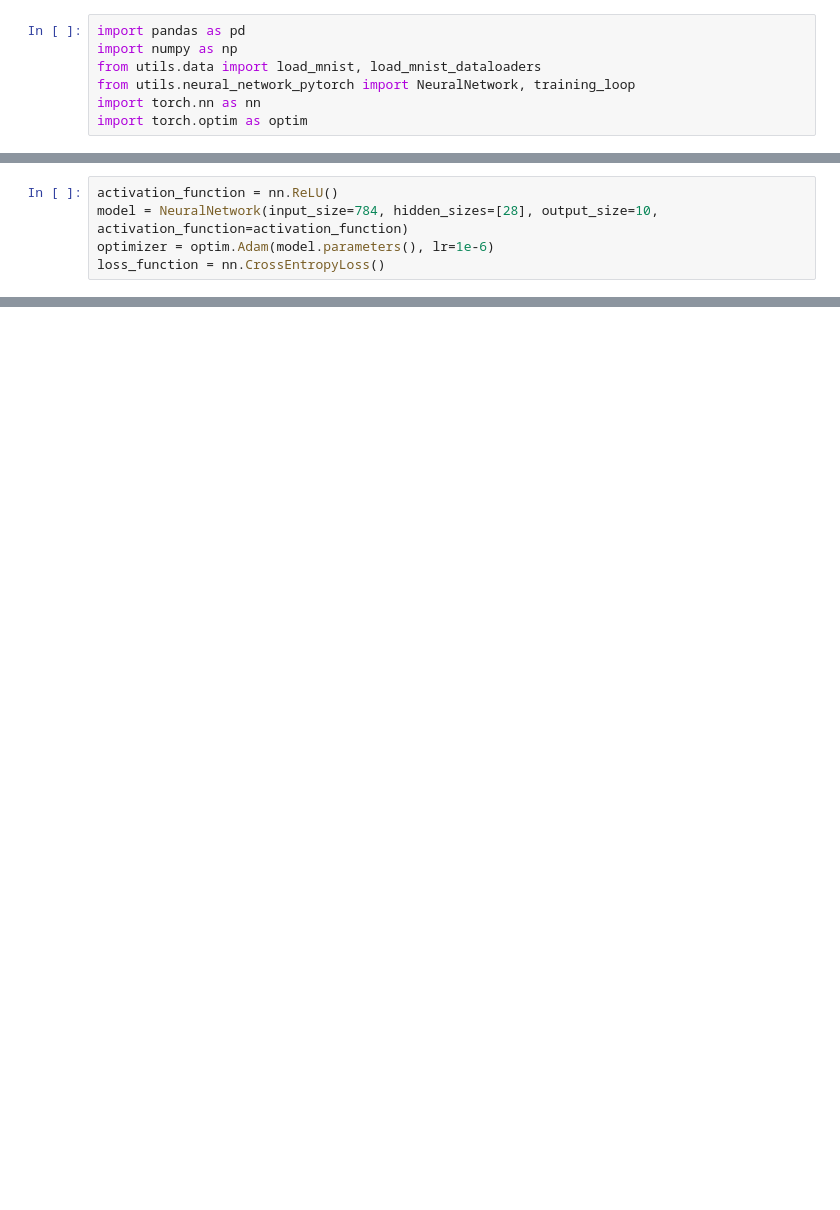
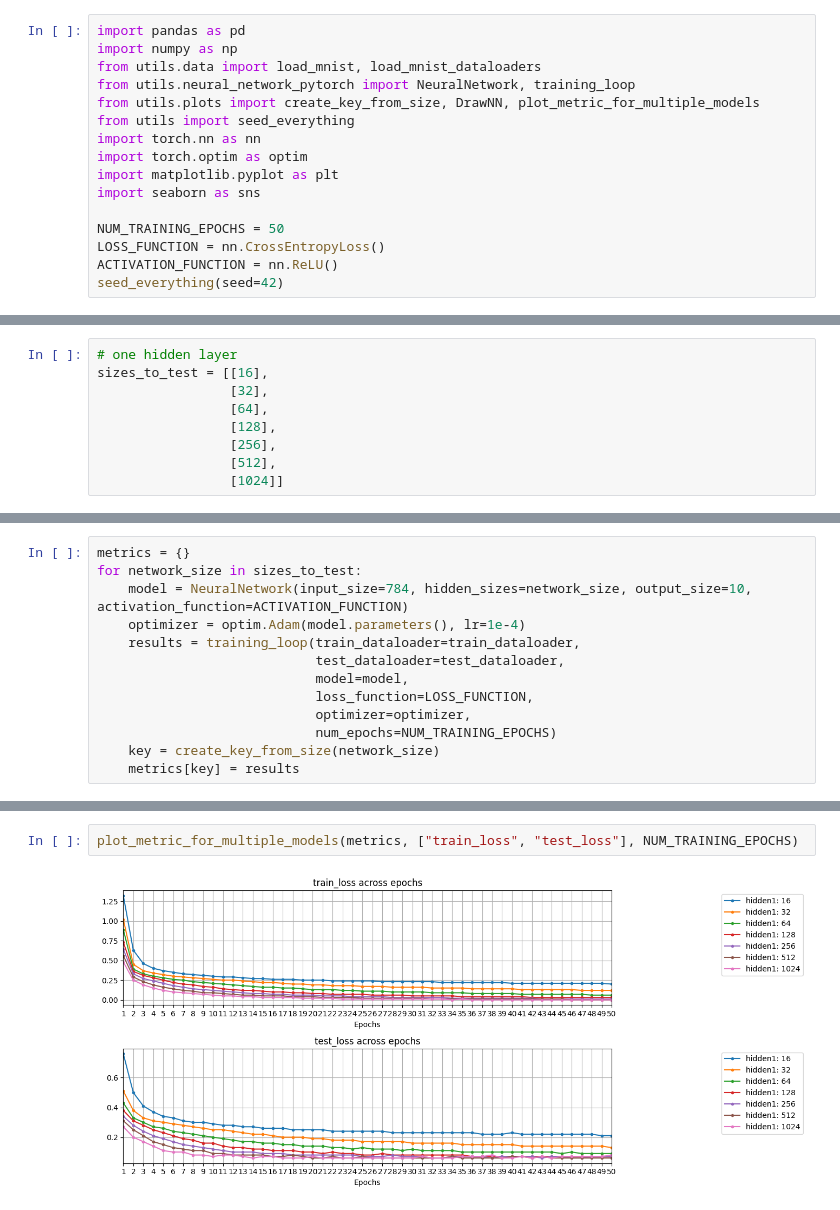
Before and after one commit to dkoterwa/tidy_nn_notebooks, a Jupyter notebook: 1_influence_of_nn_size.ipynb, the cells around one changed output, grey strips where cells are left out. Saved outputs shown, nothing was run; the diff lists cells and outputs as text; blank space fills up the shorter version.

Commit message:
Train initial models in the first notebook

```diff
--- a/1_influence_of_nn_size.ipynb
+++ b/1_influence_of_nn_size.ipynb
@@ -3,5 +53,14 @@ import pandas as pd
 import numpy as np
 from utils.data import load_mnist, load_mnist_dataloaders
 from utils.neural_network_pytorch import NeuralNetwork, training_loop
+from utils.plots import create_key_from_size, DrawNN, plot_metric_for_multiple_models
+from utils import seed_everything
 import torch.nn as nn
 import torch.optim as optim
+import matplotlib.pyplot as plt
+import seaborn as sns
+
+NUM_TRAINING_EPOCHS = 50
+LOSS_FUNCTION = nn.CrossEntropyLoss()
+ACTIVATION_FUNCTION = nn.ReLU()
+seed_everything(seed=42)
@@ -42,0 +83,9 @@ Extracting ./data/mnist/MNIST/raw/t10k-labels-idx1-ubyte.gz to ./data/mnist/MNIS
+# %%
+# one hidden layer
+sizes_to_test = [[16],
+                 [32],
+                 [64],
+                 [128],
+                 [256],
+                 [512],
+                 [1024]]
@@ -43,5 +94,13 @@ Extracting ./data/mnist/MNIST/raw/t10k-labels-idx1-ubyte.gz to ./data/mnist/MNIS
 # %%
-activation_function = nn.ReLU()
-model = NeuralNetwork(input_size=784, hidden_sizes=[28], output_size=10, activation_function=activation_function)
-optimizer = optim.Adam(model.parameters(), lr=1e-6)
-loss_function = nn.CrossEntropyLoss()
+metrics = {}
+for network_size in sizes_to_test:
+    model = NeuralNetwork(input_size=784, hidden_sizes=network_size, output_size=10, activation_function=ACTIVATION_FUNCTION)
+    optimizer = optim.Adam(model.parameters(), lr=1e-4)
+    results = training_loop(train_dataloader=train_dataloader,
+                            test_dataloader=test_dataloader,
+                            model=model,
+                            loss_function=LOSS_FUNCTION,
+                            optimizer=optimizer,
+                            num_epochs=NUM_TRAINING_EPOCHS)
+    key = create_key_from_size(network_size)
+    metrics[key] = results
@@ -70,0 +107,4 @@ epoch 15/15 | train loss: 1.5214135646820068 | test_loss: 1.4772778749465942
+# %%
+plot_metric_for_multiple_models(metrics, ["train_loss", "test_loss"], NUM_TRAINING_EPOCHS)
+# %% [output]
+[figure, added]
```
Also changed, not shown: parts of 12 cells of this notebook, 3 other files.
